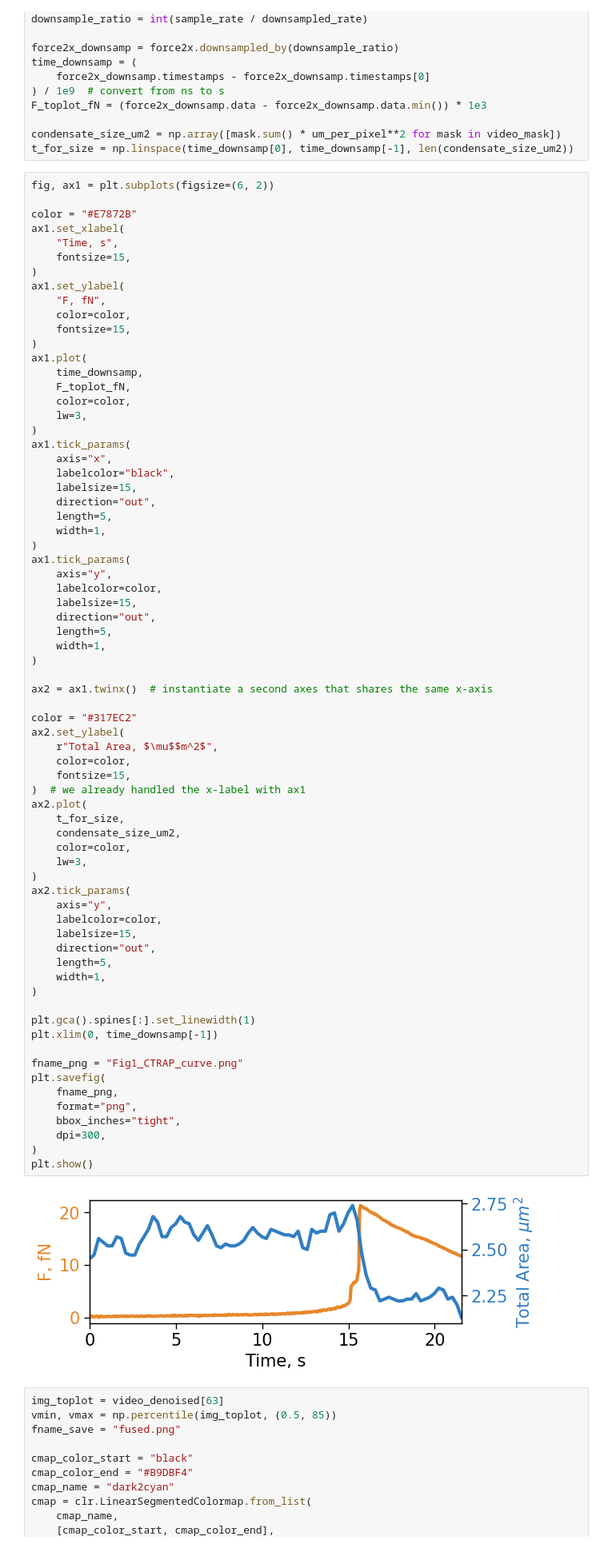
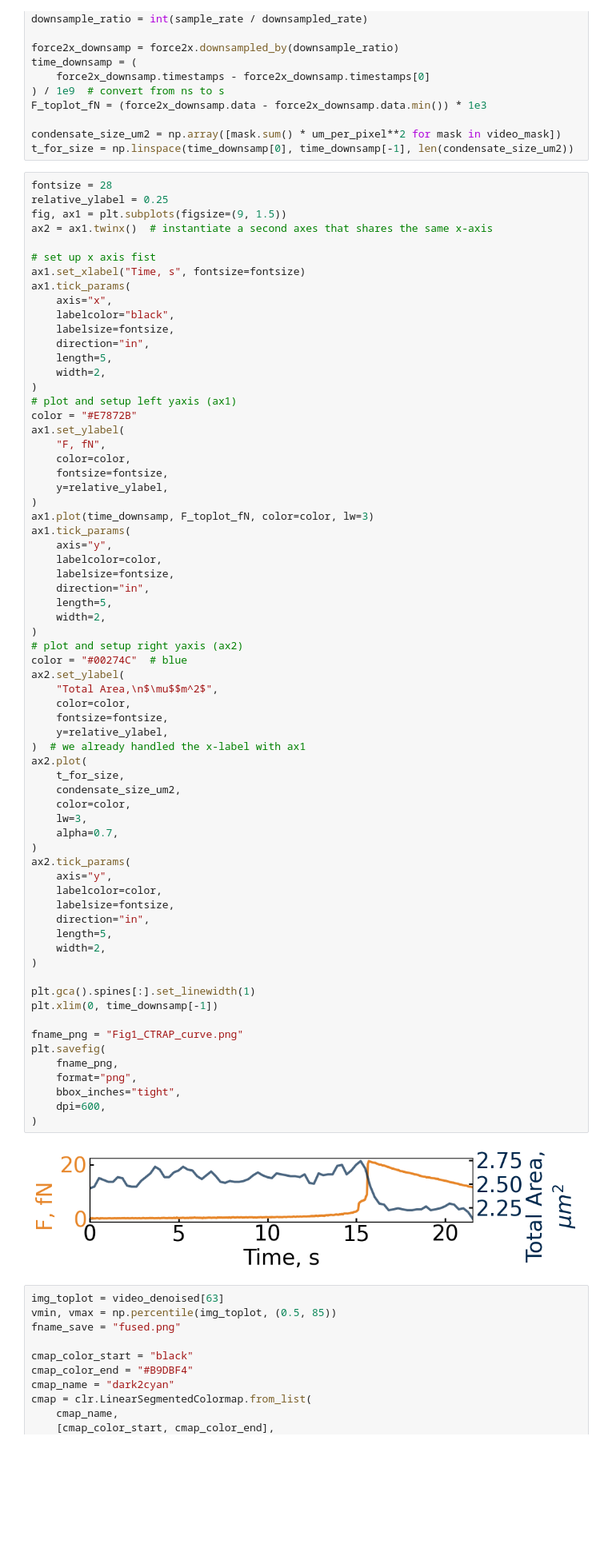
Before and after one commit to walterlab-um/intra_condensate_SPT, a Jupyter notebook: plot_paper_figure/Fig1_CTRAP.ipynb, the cells around one changed output. Shown at 80% size. Drawn from its saved outputs; the diff is of its cells as text; blank space fills up the shorter version.

```diff
--- a/plot_paper_figure/Fig1_CTRAP.ipynb
+++ b/plot_paper_figure/Fig1_CTRAP.ipynb
@@ -48,77 +48,74 @@ F_toplot_fN = (force2x_downsamp.data - force2x_downsamp.data.min()) * 1e3
 condensate_size_um2 = np.array([mask.sum() * um_per_pixel**2 for mask in video_mask])
 t_for_size = np.linspace(time_downsamp[0], time_downsamp[-1], len(condensate_size_um2))
 # %%
-fig, ax1 = plt.subplots(figsize=(6, 2))
+fontsize = 28
+relative_ylabel = 0.25
+fig, ax1 = plt.subplots(figsize=(9, 1.5))
+ax2 = ax1.twinx()  # instantiate a second axes that shares the same x-axis
 
+# set up x axis fist
+ax1.set_xlabel("Time, s", fontsize=fontsize)
+ax1.tick_params(
+    axis="x",
+    labelcolor="black",
+    labelsize=fontsize,
+    direction="in",
+    length=5,
+    width=2,
+)
+# plot and setup left yaxis (ax1)
 color = "#E7872B"
-ax1.set_xlabel(
-    "Time, s",
-    fontsize=15,
-)
 ax1.set_ylabel(
     "F, fN",
     color=color,
-    fontsize=15,
+    fontsize=fontsize,
+    y=relative_ylabel,
 )
-ax1.plot(
-    time_downsamp,
-    F_toplot_fN,
-    color=color,
-    lw=3,
-)
-ax1.tick_params(
-    axis="x",
-    labelcolor="black",
-    labelsize=15,
-    direction="out",
-    length=5,
-    width=1,
-)
+ax1.plot(time_downsamp, F_toplot_fN, color=color, lw=3)
 ax1.tick_params(
     axis="y",
     labelcolor=color,
-    labelsize=15,
-    direction="out",
+    labelsize=fontsize,
+    direction="in",
     length=5,
-    width=1,
+    width=2,
 )
-
-ax2 = ax1.twinx()  # instantiate a second axes that shares the same x-axis
-
-color = "#317EC2"
+# plot and setup right yaxis (ax2)
+color = "#00274C"  # blue
 ax2.set_ylabel(
-    r"Total Area, $\mu$$m^2$",
+    "Total Area,\n$\mu$$m^2$",
     color=color,
-    fontsize=15,
+    fontsize=fontsize,
+    y=relative_ylabel,
 )  # we already handled the x-label with ax1
 ax2.plot(
     t_for_size,
     condensate_size_um2,
     color=color,
     lw=3,
+    alpha=0.7,
 )
 ax2.tick_params(
     axis="y",
     labelcolor=color,
-    labelsize=15,
-    direction="out",
+    labelsize=fontsize,
+    direction="in",
     length=5,
-    width=1,
+    width=2,
 )
 
 plt.gca().spines[:].set_linewidth(1)
 plt.xlim(0, time_downsamp[-1])
 
 fname_png = "Fig1_CTRAP_curve.png"
 plt.savefig(
     fname_png,
     format="png",
     bbox_inches="tight",
-    dpi=300,
+    dpi=600,
 )
-plt.show()
 # %% [output]
-[figure, old version]
+[figure, new version]
 # %%
 img_toplot = video_denoised[63]
 vmin, vmax = np.percentile(img_toplot, (0.5, 85))
```
